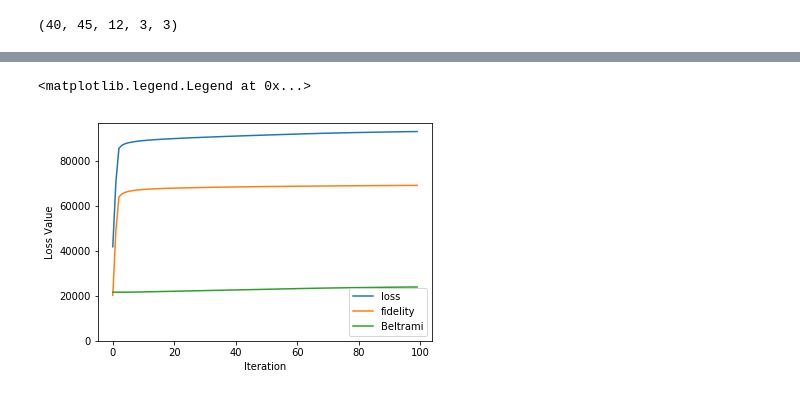
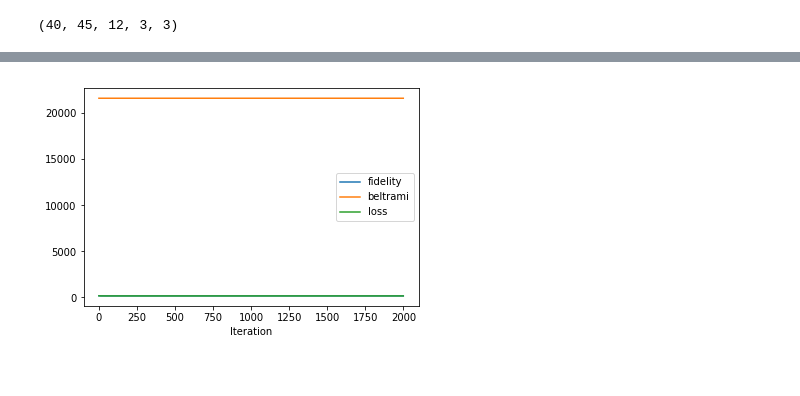
Before and after one commit to sameerd/DiffusionTensorImaging, a Jupyter notebook: notebooks/Free Water.ipynb, the cells around one changed output, grey strips where cells are left out. Saved outputs shown, nothing was run; the diff lists cells and outputs as text; code cells hidden in the pictures.

Commit message:
Test of the Fidelity loss function only

```diff
--- a/notebooks/Free Water.ipynb
+++ b/notebooks/Free Water.ipynb
@@ -343,28 +339,47 @@ from freewater import FreeWaterGradientDescent
+# %%
+class SmallIdxTracer(Tracer):
+    """Trace values at one index"""
+
+    def __init__(self, idx,
+            val_names="loss_fid,x4inc,x4m"):
+        Tracer.__init__(self, val_names)
+        self.idx = idx
+
+    def extract_value_from_array(self, fw, arr_name):
+        return(np.asscalar(getattr(fw, arr_name)[self.idx]))
+
+    def trace_after_loss_functions(self, fw):
+        arr_names = self.val_names[:-1] # remove x4m
+        #x4m is extracted differently
+        x4m = np.asscalar(fw.manifold[...,0][self.idx])
+        self.add_to_list(
+            [self.extract_value_from_array(fw, name) for name in arr_names] +
+            [x4m])
 # %%
 manifold = create_feature_spatial_manifold(S0s, tenfit.quadratic_form)
 num_gradients = np.sum(~gtab.b0s_mask)
-dt = 0.1 / (b_value * num_gradients)
+dt = 0.001 / (b_value * num_gradients)
 #dt *= 3
 
 f_init_copy = f_init.copy()
-#f_init_copy[...] = 1.
+f_init_copy[...] = 1.
 fw_gd = FreeWaterGradientDescent(Ahat, manifold, f_init_copy, gtab, b_value, dt)
 
+fw_gd.beta=10.
 
-fw_gd.beta=1000.
-
-idx_tracer = IdxTracer((2, 21, 5, Ellipsis))
+idx_tracer = SmallIdxTracer((14, 30, 11, Ellipsis))
 loss_tracer = LossTracer()
 fw_gd.init_tracers([loss_tracer, idx_tracer])
 
+idx = idx_tracer.idx
+
 fw_gd.alpha_fid = 1.
-fw_gd.alpha_reg = 1.
-fw_gd.alpha_f = 1.
-
+fw_gd.alpha_reg = 0
+fw_gd.alpha_f = 0.
 
 
 if 1:
-    num_iterations = 100
+    num_iterations = 2000
     for i in range(num_iterations):
         fw_gd.iterate()
 
@@ -469,20 +635,13 @@ plt.tight_layout()
 # %%
 #loss functions
 if 0:
     loss_array.loss[0:2] = np.NaN
     loss_array.fidelity[0:2] = np.NaN
     loss_array.beltrami[0:2] = np.NaN
 
-plt.plot(loss_array.loss, label="loss")
-plt.plot(loss_array.fidelity, label="fidelity")
-plt.plot(loss_array.beltrami, label="Beltrami")
-plt.gca().set_ylim(ymin=0)
-plt.xlabel("Iteration")
-plt.ylabel("Loss Value")
-plt.legend()
+loss_tracer.plot_overlaid()
 # %% [output]
-<matplotlib.legend.Legend at 0x...>
-[figure, old version]
+[figure, new version]
 # %%
 # free water map after iterations
 plt.set_cmap("viridis_r")
```
Also changed, not shown: parts of 47 cells of this notebook.
